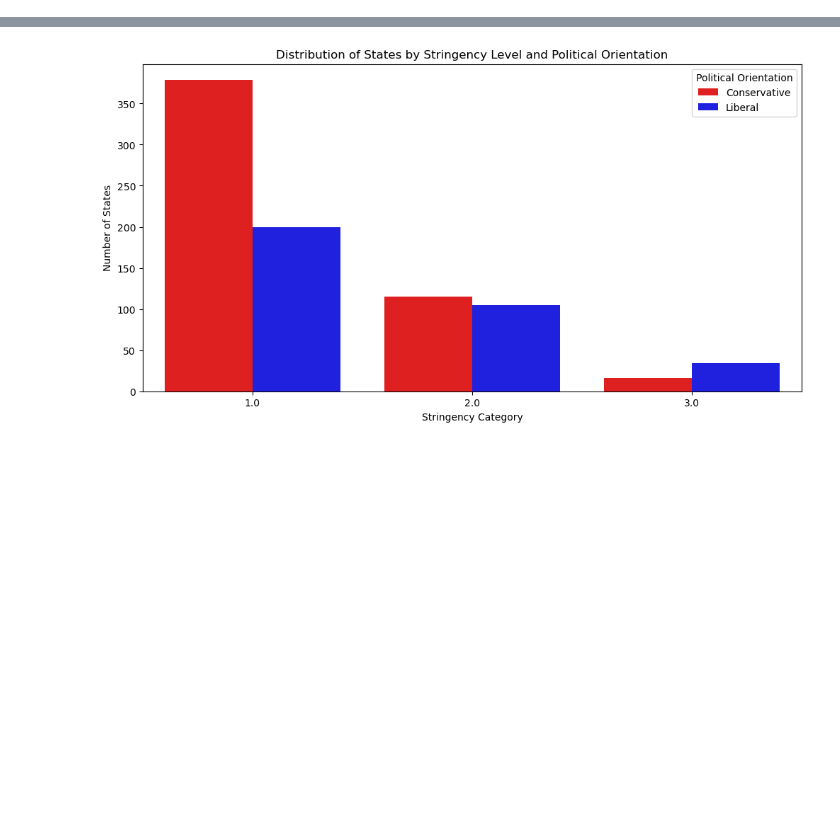
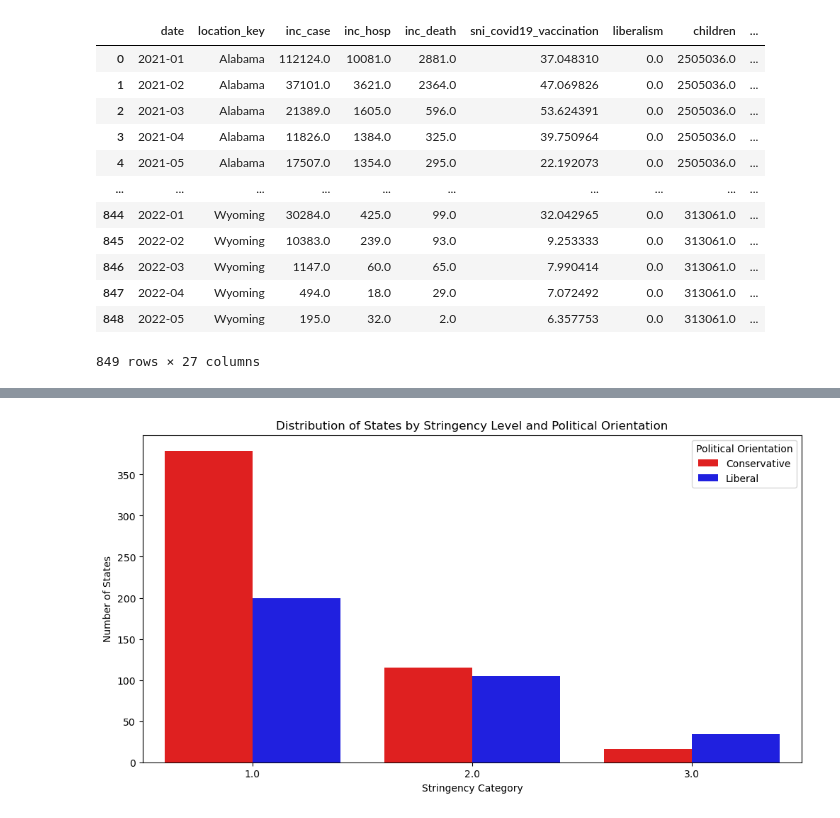
Before and after one commit to eunjeongc/covcast, a Jupyter notebook: stringency-liberalism.ipynb, the cells around one changed output, grey strips where cells are left out. Cells and saved outputs as stored; diff of their text form; code cells hidden in the pictures; blank space fills up the shorter version.

```diff
--- a/stringency-liberalism.ipynb
+++ b/stringency-liberalism.ipynb
@@ -5,5 +20,21 @@ df = pd.read_csv('covid_pca_final.csv')
 # %%
+df['pop_proportion'] = df['Population Estimate \n(as of July 1)'] / df['inc_case']
 df['interaction'] = df['liberalism'] * df['stringency_category']
+df
+# %% [output]
+|  | date | location_key | inc_case | inc_hosp | inc_death | sni_covid19_vaccination | liberalism | children | ... |
+| 0 | 2021-01 | Alabama | 112124.0 | 10081.0 | 2881.0 | 37.048310 | 0.0 | 2505036.0 | ... |
+| 1 | 2021-02 | Alabama | 37101.0 | 3621.0 | 2364.0 | 47.069826 | 0.0 | 2505036.0 | ... |
+| 2 | 2021-03 | Alabama | 21389.0 | 1605.0 | 596.0 | 53.624391 | 0.0 | 2505036.0 | ... |
+| 3 | 2021-04 | Alabama | 11826.0 | 1384.0 | 325.0 | 39.750964 | 0.0 | 2505036.0 | ... |
+| 4 | 2021-05 | Alabama | 17507.0 | 1354.0 | 295.0 | 22.192073 | 0.0 | 2505036.0 | ... |
+| ... | ... | ... | ... | ... | ... | ... | ... | ... | ... |
+| 844 | 2022-01 | Wyoming | 30284.0 | 425.0 | 99.0 | 32.042965 | 0.0 | 313061.0 | ... |
+| 845 | 2022-02 | Wyoming | 10383.0 | 239.0 | 93.0 | 9.253333 | 0.0 | 313061.0 | ... |
+| 846 | 2022-03 | Wyoming | 1147.0 | 60.0 | 65.0 | 7.990414 | 0.0 | 313061.0 | ... |
+| 847 | 2022-04 | Wyoming | 494.0 | 18.0 | 29.0 | 7.072492 | 0.0 | 313061.0 | ... |
+| 848 | 2022-05 | Wyoming | 195.0 | 32.0 | 2.0 | 6.357753 | 0.0 | 313061.0 | ... |
+849 rows × 27 columns
 # %%
 from sklearn.model_selection import train_test_split
 from sklearn.tree import DecisionTreeRegressor
```
Also changed, not shown: parts of 4 cells of this notebook, 1 other file.
